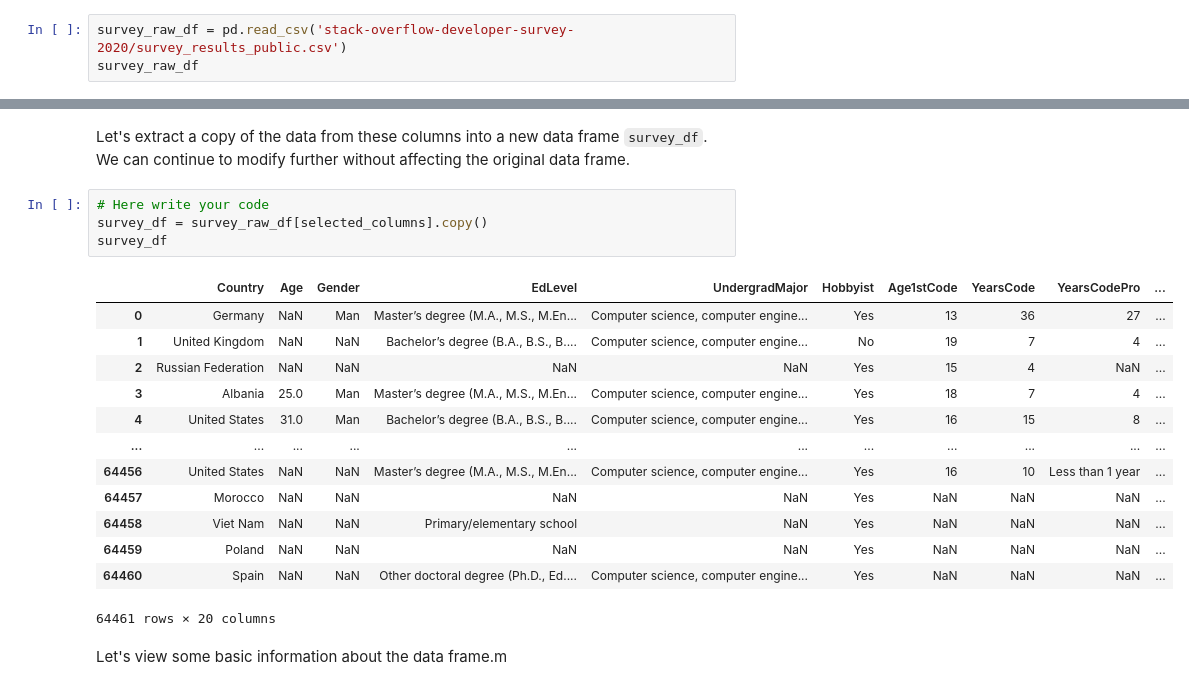
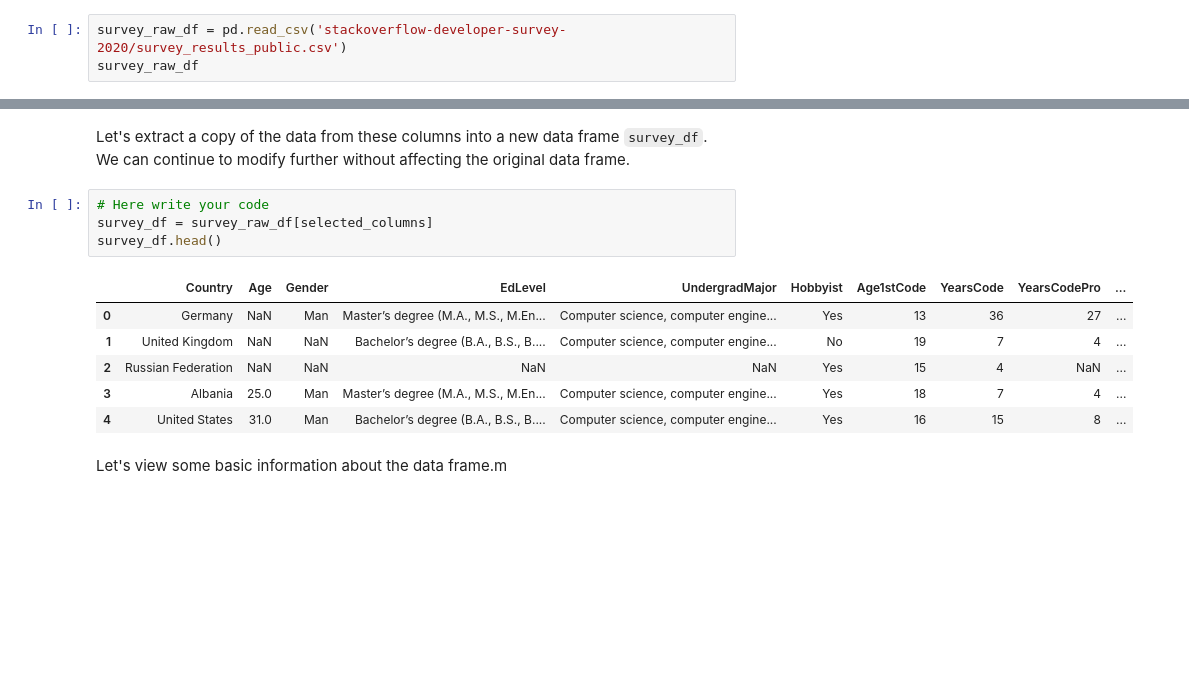
Before and after one commit to ehtisham-sadiq/AI-Learning-Path, a Jupyter notebook: 02_Python_Libraries_for_Data_Science/Assignments/Assignment_2.ipynb, the cells around one changed output, grey strips where cells are left out. Drawn from its saved outputs; the diff is of its cells as text; blank space fills up the shorter version.

```diff
--- a/02_Python_Libraries_for_Data_Science/Assignments/Assignment_2.ipynb
+++ b/02_Python_Libraries_for_Data_Science/Assignments/Assignment_2.ipynb
@@ -49,7 +56,7 @@ import pandas as pd
 import seaborn as sns
 import matplotlib.pyplot as plt
 # %%
-survey_raw_df = pd.read_csv('stack-overflow-developer-survey-2020/survey_results_public.csv')
+survey_raw_df = pd.read_csv('stackoverflow-developer-survey-2020/survey_results_public.csv')
 survey_raw_df
 # %% [output]
 |  | Respondent | MainBranch | Hobbyist | Age | Age1stCode | CompFreq | CompTotal | ConvertedComp | Country | ... |
@@ -168,22 +169,15 @@ len(selected_columns)
 Let's extract a copy of the data from these columns into a new data frame `survey_df`. We can continue to modify further without affecting the original data frame.
 # %%
 # Here write your code
-survey_df = survey_raw_df[selected_columns].copy()
-survey_df
+survey_df = survey_raw_df[selected_columns]
+survey_df.head()
 # %% [output]
 |  | Country | Age | Gender | EdLevel | UndergradMajor | Hobbyist | Age1stCode | YearsCode | YearsCodePro | ... |
 | 0 | Germany | NaN | Man | Master’s degree (M.A., M.S., M.En... | Computer science, computer engine... | Yes | 13 | 36 | 27 | ... |
 | 1 | United Kingdom | NaN | NaN | Bachelor’s degree (B.A., B.S., B.... | Computer science, computer engine... | No | 19 | 7 | 4 | ... |
 | 2 | Russian Federation | NaN | NaN | NaN | NaN | Yes | 15 | 4 | NaN | ... |
 | 3 | Albania | 25.0 | Man | Master’s degree (M.A., M.S., M.En... | Computer science, computer engine... | Yes | 18 | 7 | 4 | ... |
 | 4 | United States | 31.0 | Man | Bachelor’s degree (B.A., B.S., B.... | Computer science, computer engine... | Yes | 16 | 15 | 8 | ... |
-| ... | ... | ... | ... | ... | ... | ... | ... | ... | ... | ... |
-| 64456 | United States | NaN | NaN | Master’s degree (M.A., M.S., M.En... | Computer science, computer engine... | Yes | 16 | 10 | Less than 1 year | ... |
-| 64457 | Morocco | NaN | NaN | NaN | NaN | Yes | NaN | NaN | NaN | ... |
-| 64458 | Viet Nam | NaN | NaN | Primary/elementary school | NaN | Yes | NaN | NaN | NaN | ... |
-| 64459 | Poland | NaN | NaN | NaN | NaN | Yes | NaN | NaN | NaN | ... |
-| 64460 | Spain | NaN | NaN | Other doctoral degree (Ph.D., Ed.... | Computer science, computer engine... | Yes | NaN | NaN | NaN | ... |
-64461 rows × 20 columns
 # %% [markdown]
 Let's view some basic information about the data frame.m
 # %% [markdown]
```
Also changed, not shown: parts of 46 cells of this notebook.
